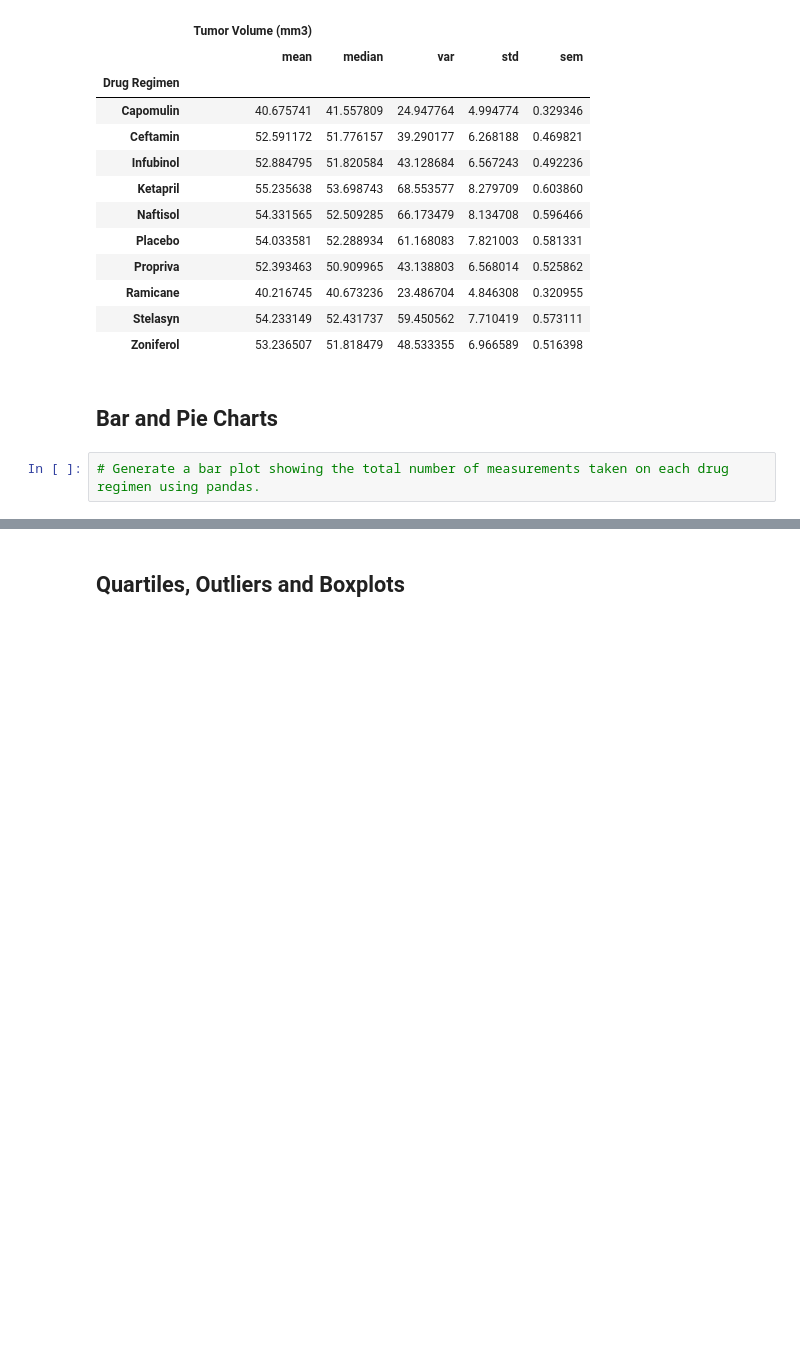
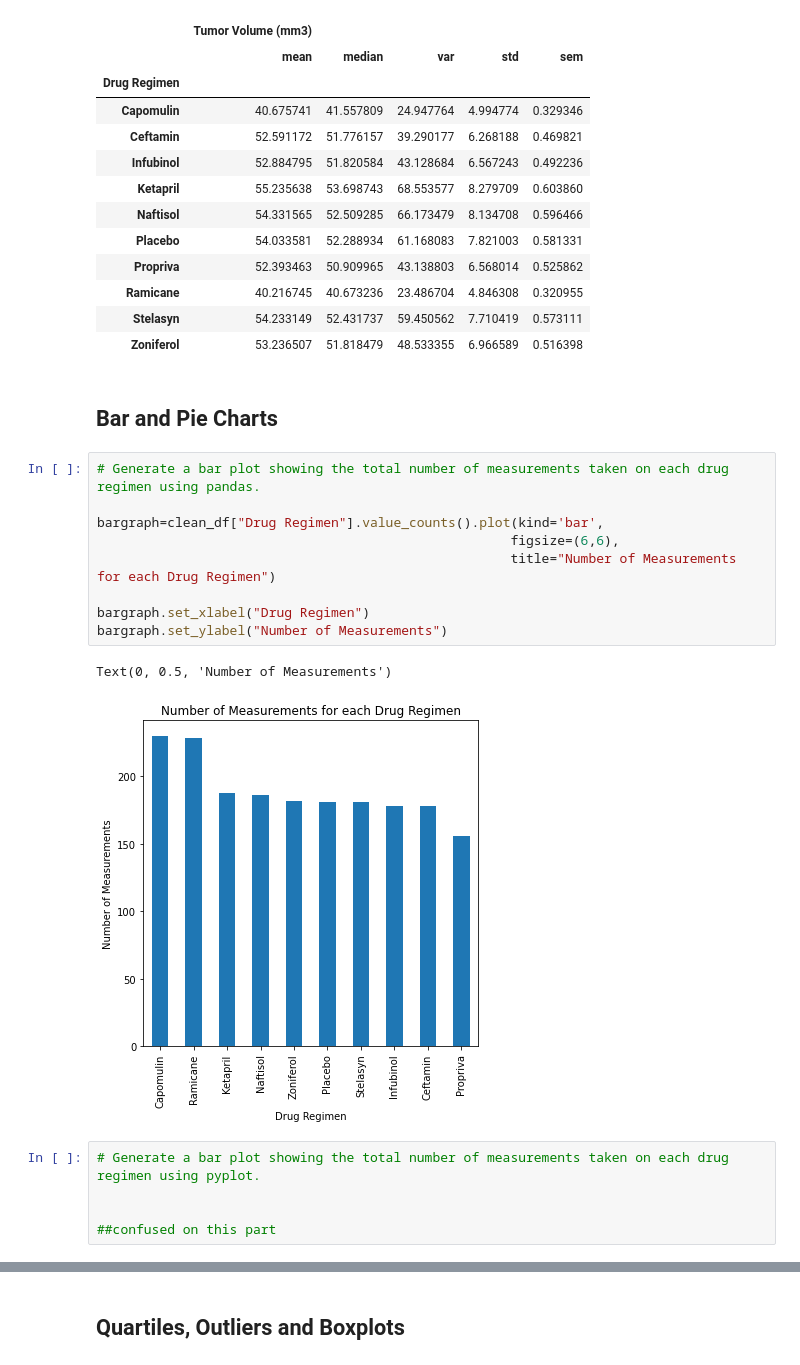
Before and after one commit to masontotall/Matplotlib-hw, a Jupyter notebook: pymaceuticals_hw.ipynb, the cells around one changed output, grey strips where cells are left out. Drawn from its saved outputs; the diff is of its cells as text; blank space fills up the shorter version.

Commit message:
Finished the charting and got towards the end

```diff
--- a/pymaceuticals_hw.ipynb
+++ b/pymaceuticals_hw.ipynb
@@ -153,5 +153,20 @@ sumstat_df.aggregate({"Tumor Volume (mm3)":['mean', 'median', 'var', 'std', 'sem
 | Zoniferol | 53.236507 | 51.818479 | 48.533355 | 6.966589 | 0.516398 |
 # %% [markdown]
 ## Bar and Pie Charts
+# %%
+# Generate a bar plot showing the total number of measurements taken on each drug regimen using pandas.
+
+bargraph=clean_df["Drug Regimen"].value_counts().plot(kind='bar',
+                                                     figsize=(6,6),
+                                                     title="Number of Measurements for each Drug Regimen")
+
+bargraph.set_xlabel("Drug Regimen")
+bargraph.set_ylabel("Number of Measurements")
+# %% [output]
+Text(0, 0.5, 'Number of Measurements')
+[figure, added]
 # %%
-# Generate a bar plot showing the total number of measurements taken on each drug regimen using pandas.
+# Generate a bar plot showing the total number of measurements taken on each drug regimen using pyplot.
+
+
+##confused on this part
```
Also changed, not shown: parts of 6 cells of this notebook.
